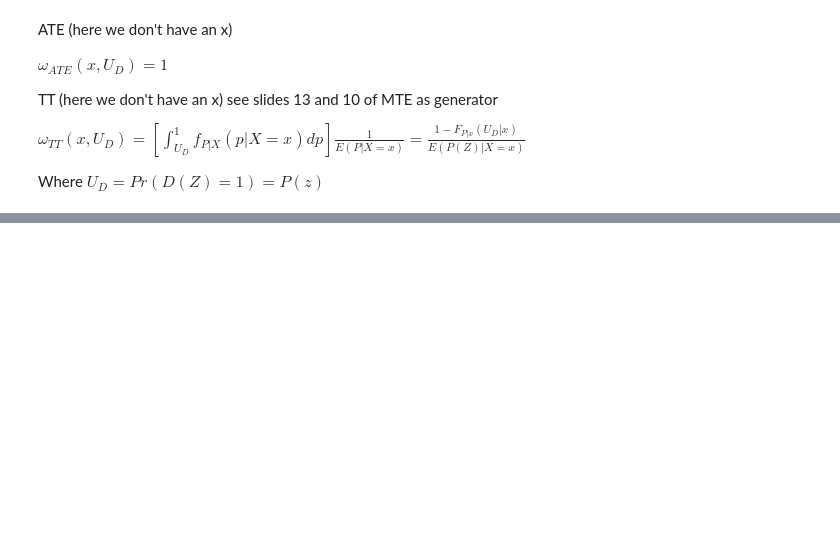
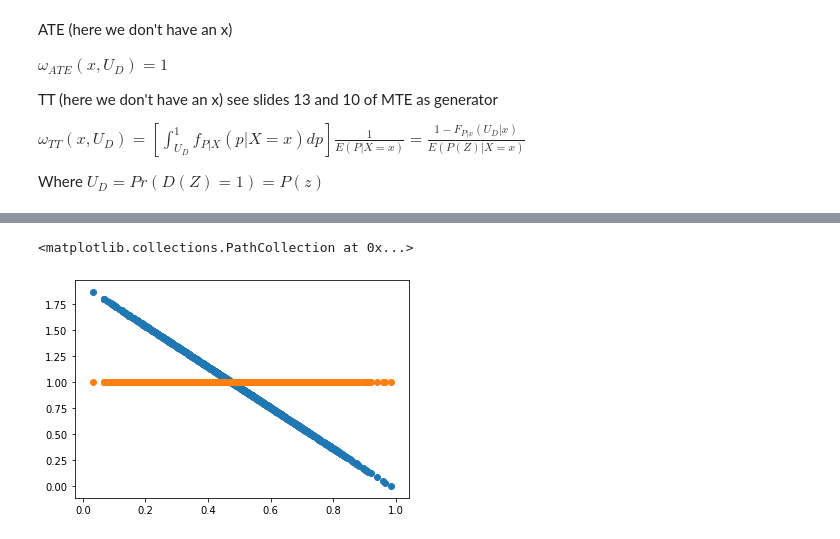
Before and after one commit to jeannesorin/Skwad, a Jupyter notebook: Empirical Analysis III/Problem Sets/Heckman Pset 3/Code_ChaseJeanneTom.ipynb, the cells around one changed output, grey strips where cells are left out. Saved outputs shown, nothing was run; the diff lists cells and outputs as text; code cells hidden in the pictures; blank space fills up the shorter version.

```diff
--- a/Empirical Analysis III/Problem Sets/Heckman Pset 3/Code_ChaseJeanneTom.ipynb
+++ b/Empirical Analysis III/Problem Sets/Heckman Pset 3/Code_ChaseJeanneTom.ipynb
@@ -294,3 +304,9 @@ TT  0.18586936204645987
+# %%
+plt.scatter(UD_sorted, weight_TT)
+plt.scatter(UD_sorted, weight_ATE)
+# %% [output]
+<matplotlib.collections.PathCollection at 0x...>
+[figure, added]
 # %%
 ATE_inside = MTE_sorted * weight_ATE
 ATE = simps(ATE_inside, UD_sorted) #Takes the integral of MTE*weight_TT on Ud
```
Also changed, not shown: parts of 6 cells of this notebook.
